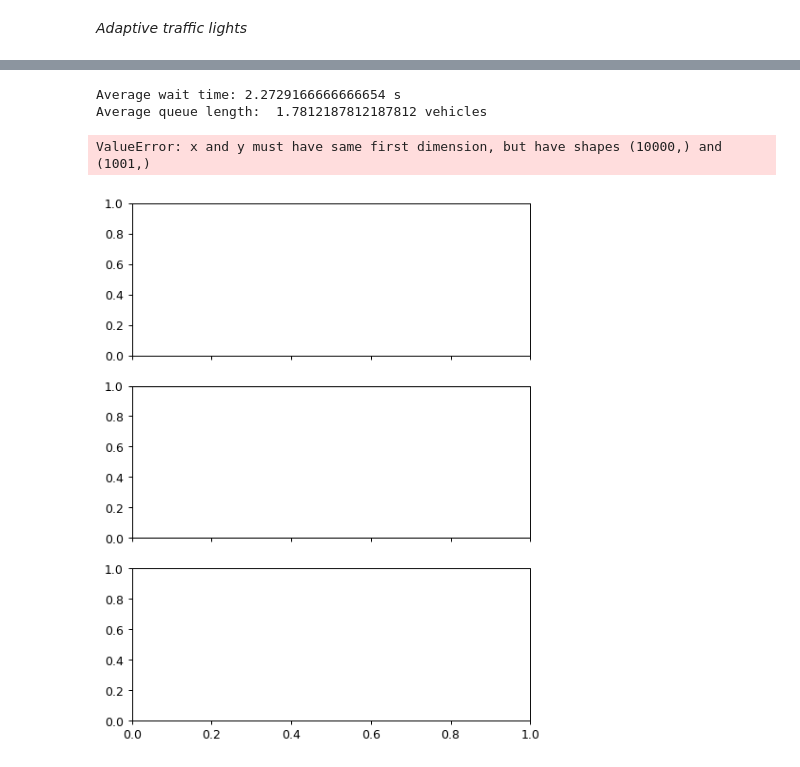
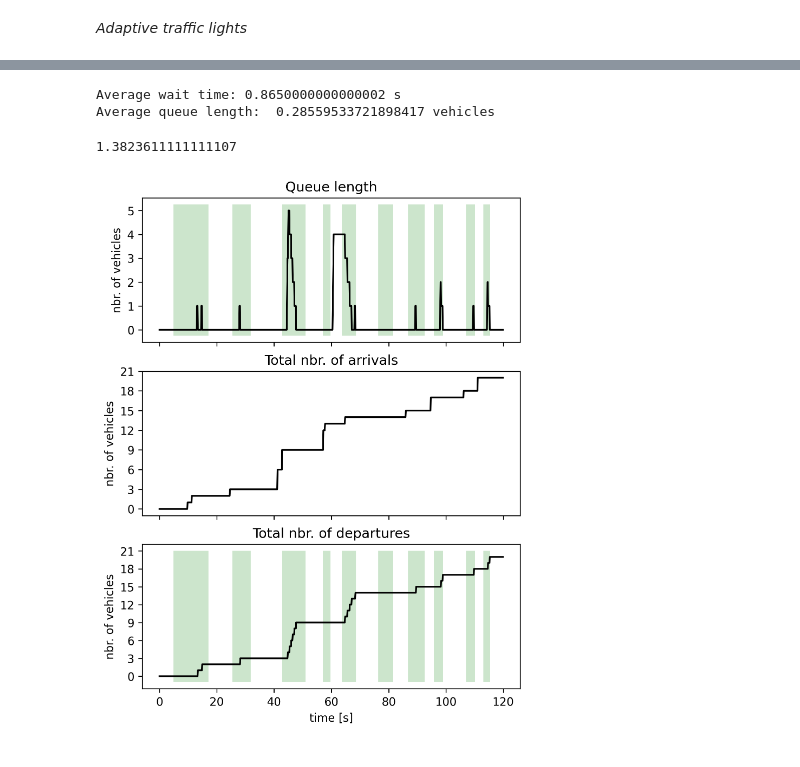
Before and after one commit to KingJohanna/vehicle-traffic-congestion-control, a Jupyter notebook: notebooks/1x1/Simulation_1x1.ipynb, the cells around one changed output, grey strips where cells are left out. Saved outputs shown, nothing was run; the diff lists cells and outputs as text; code cells hidden in the pictures.

Commit message:
Minor changes to traffic/vehicle behavior, tidied up evaluation notebooks and updated rule table 2.

```diff
--- a/notebooks/1x1/Simulation_1x1.ipynb
+++ b/notebooks/1x1/Simulation_1x1.ipynb
@@ -30,0 +40,5 @@ light_ns.initialize(traffic_light=light_ew)
+# %%
+nonhom = lambda t: 0.2/2*math.cos(2*math.pi/43200*t)+0.2/2+0.05
+hom = lambda t: 0.1
+standard = [1.]
+compound = [0.6,0.2,0.1,0.05,0.05]
@@ -31,9 +63,14 @@ light_ns.initialize(traffic_light=light_ew)
+# %%
+compound_hom_network = Model1.IntersectionNetworkSimulator()
+compound_hom_network.initialize(grid_dimensions=(1,1))
+compound_hom_network.set_queue_rate_parameters(grid_ind=(0,0), avg_departure_time=0.5, arrival_rate_n=hom, arrival_rate_e=hom, arrival_rate_s=hom, arrival_rate_w=hom, platoon_size_distribution=compound)
+#compound_hom_network.set_traffic_lights(grid_ind=(0,0), traffic_light_ns=light_ns, traffic_light_ew=light_ew)
+compound_hom_network.set_observable_intersections(grid_inds=[(0,0)])
 # %%
-network = Model1.IntersectionNetworkSimulator()
-network.initialize(grid_dimensions=(1,1))
-network.set_queue_rate_parameters(grid_ind=(0,0), avg_departure_time=0.5, arrival_rate_n=lambda t: 0.1+0.001*t, arrival_rate_e=lambda t: 1/3, arrival_rate_s=lambda t: 1/4, arrival_rate_w=lambda t: 1/3, platoon_size_distribution=[0.5,0.5])
+network = compound_hom_network
+light_ns, light_ew = adaptive2_ns, adaptive2_ew
 network.set_traffic_lights(grid_ind=(0,0), traffic_light_ns=light_ns, traffic_light_ew=light_ew)
-network.set_observable_intersections(grid_inds=network.grid_inds)
 # %%
-network.simulate(delta_t=0.1, end_time=100, animate=True, fig_width=4, output_destination="../../data/vids/", file_name="simulation_1x1.mp4", speed=1)
+network = network.reset()
+network.simulate(delta_t=0.1, end_time=120, animate=True, fig_width=4, output_destination="../../data/vids/", file_name="simulation_1x1.mp4", speed=1)
 # %% [output]
@@ -48,12 +85,15 @@ Average queue length:  0.7802197802197802 vehicles
 # %%
-print("Average wait time:", stats[(0,0)]["E"]["wait_time"], "s")
-print("Average queue length: ", stats[(0,0)]["E"]["avg_queue_length"], "vehicles")
+print("Average wait time:", stats[(0,0)]["W"]["wait_time"], "s")
+print("Average queue length: ", stats[(0,0)]["W"]["avg_queue_length"], "vehicles")
 # %% [output]
-Average wait time: 2.2729166666666654 s
-Average queue length:  1.7812187812187812 vehicles
+Average wait time: 0.8650000000000002 s
+Average queue length:  0.28559533721898417 vehicles
+# %%
+(stats[(0,0)]["N"]["wait_time"]+stats[(0,0)]["E"]["wait_time"]+stats[(0,0)]["W"]["wait_time"]+stats[(0,0)]["S"]["wait_time"])/4
+# %% [output]
+1.3823611111111107
 # %%
-fig, axs = network.plot_queue_stats(plt=plt, grid_ind=(0,0), direction='W', end_time=100, delta_t=0.1, traffic_light=light_ns,fig_size=(6,8))
-plt.savefig(output_path+'figs/eastbound_(0,0)', bbox_inches='tight')
+fig, axs = network.plot_queue_stats(plt=plt, grid_ind=(0,0), direction='W', end_time=120, delta_t=0.1, traffic_light=light_ew,fig_size=(6,8))
+#plt.savefig(output_path+'figs/eastbound_(0,0)', bbox_inches='tight')
 # %% [output]
-ValueError: x and y must have same first dimension, but have shapes (10000,) and (1001,)
-[figure, old version]
+[figure, new version]
```
Also changed, not shown: parts of 10 cells of this notebook, 8 other files.
